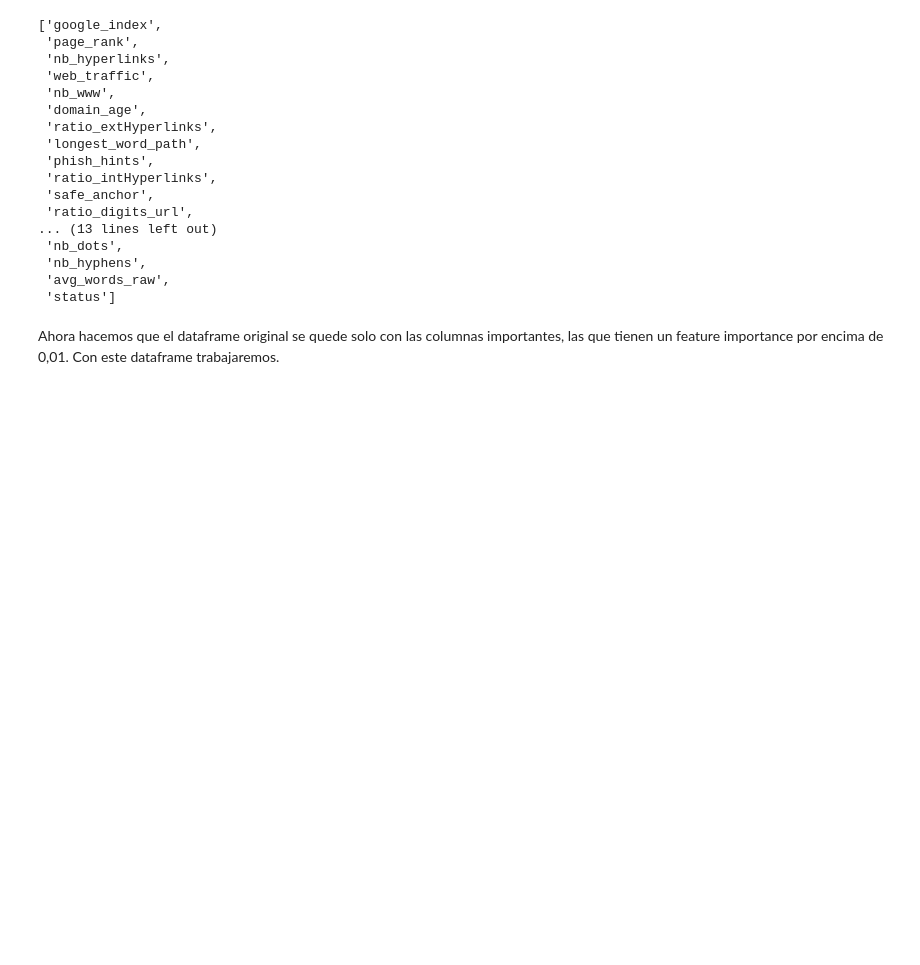
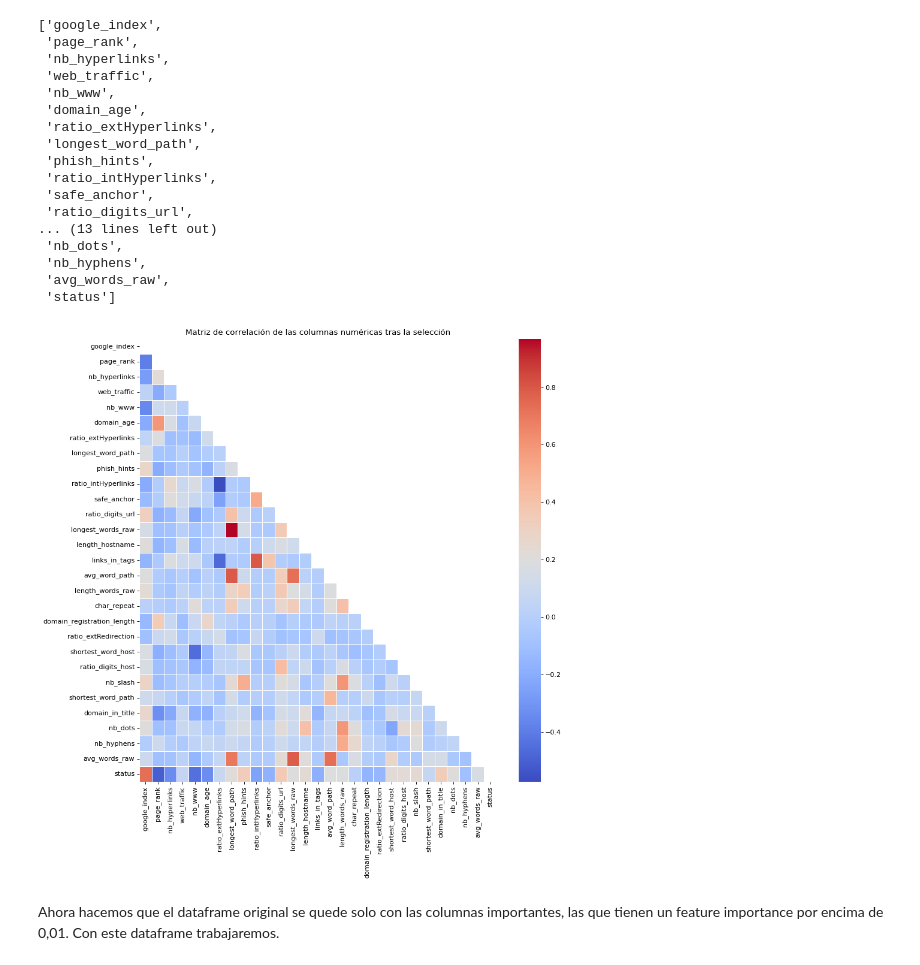
Before and after one commit to Dancar96/-Fishing-Phishing-, a Jupyter notebook: src/notebooks/Model Comparison.ipynb, the cells around one changed output. Saved outputs shown, nothing was run; the diff lists cells and outputs as text; code cells hidden in the pictures; blank space fills up the shorter version.

```diff
--- a/src/notebooks/Model Comparison.ipynb
+++ b/src/notebooks/Model Comparison.ipynb
@@ -209,6 +212,17 @@ columnas_importantes
  'nb_hyphens',
  'avg_words_raw',
  'status']
+# %%
+fig, ax = plt.subplots(figsize=(12, 12), dpi=80)
+
+corr = data[columnas_importantes].corr()
+mask = np.triu(np.ones_like(corr, dtype=bool))
+sns.heatmap(corr, mask=mask, cmap='coolwarm', linewidths=.5, annot=False, ax=ax)
+ax.set_title('Matriz de correlación de las columnas numéricas tras la selección')
+
+plt.show()
+# %% [output]
+[figure, added]
 # %% [markdown]
 Ahora hacemos que el dataframe original se quede solo con las columnas importantes, las que tienen un feature importance por encima de 0,01. Con este dataframe trabajaremos.
 # %%
```
Also changed, not shown: parts of 3 cells of this notebook, 4 other files.
